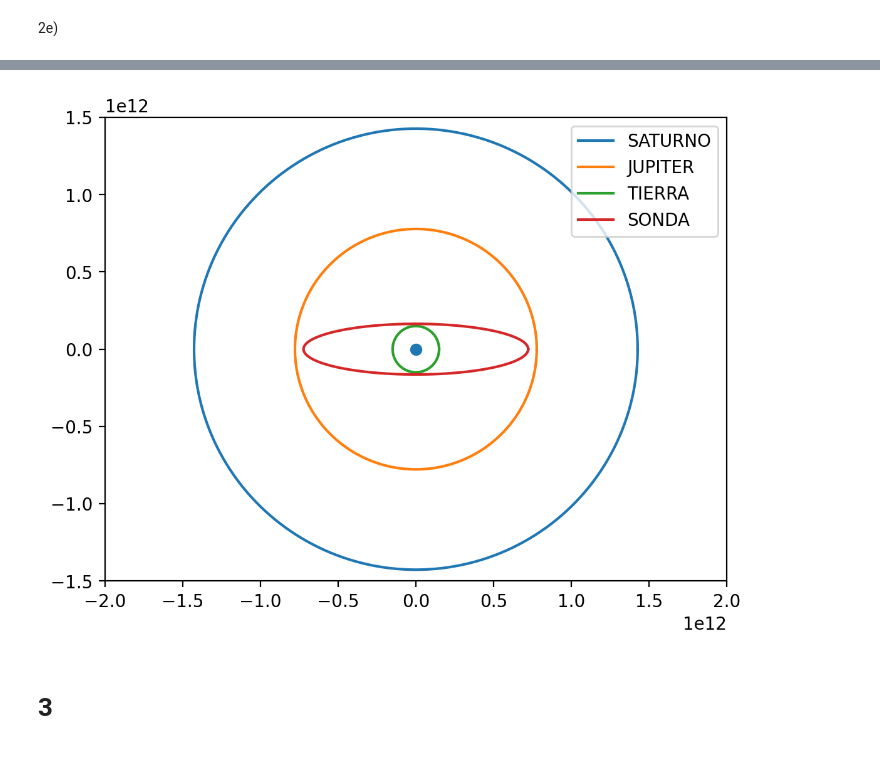
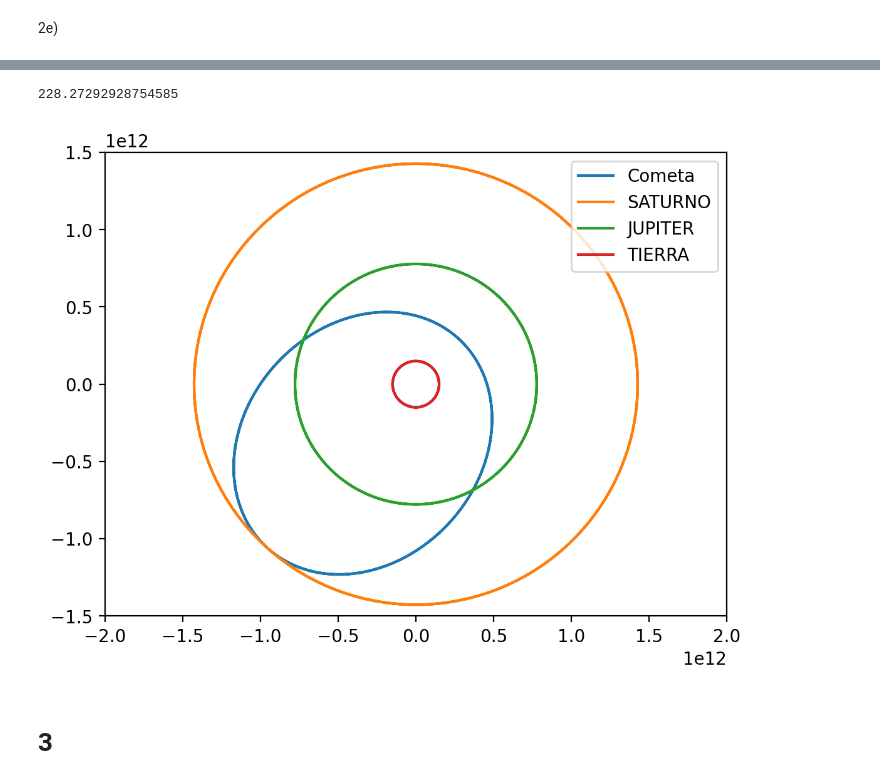
Before and after one commit to Newtoniano20/MecanicaOrbital, a Jupyter notebook: main.ipynb, the cells around one changed output, grey strips where cells are left out. Cells and saved outputs as stored; diff of their text form; code cells hidden in the pictures.

```diff
--- a/main.ipynb
+++ b/main.ipynb
@@ -151,26 +173,18 @@ h_orbital_solar_despues_saturno: 2219571053008568.5 m^2/s
-# %%
-fig, ax = plt.subplots(dpi=200)
-def polar_grafic(a, b, label="", angle=0):
-    global fig, ax
-    theta = np.arange(0, (2 * np.pi), 0.01)
-    r = (a*b)/np.sqrt((a*np.sin(theta))**2 + (b*np.cos(theta))**2)
-    x = r*np.cos(theta)
-    y = r*np.sin(theta)
-    xy = np.array([x, y])
-    matrix = np.array([[np.cos(angle), -np.sin(angle)], [np.sin(angle), np.cos(angle)]])
-    xy_gir = np.matmul(matrix, xy)
-    ax.plot(xy_gir[0], xy_gir[1], label=label)
-    plt.xlim(-2E12, 2E12)
-    plt.ylim(-1.5E12, 1.5E12)
-polar_grafic(a=RADIO_ORBITAL_SATURNO, b=RADIO_ORBITAL_SATURNO, label="SATURNO")
-polar_grafic(a=RADIO_ORBITAL_JUPITER, b=RADIO_ORBITAL_JUPITER, label="JUPITER")
-polar_grafic(a=RADIO_ORBITAL_TIERRA, b=RADIO_ORBITAL_TIERRA, label="TIERRA")
-ax.scatter(x=0, y=0)
-polar_grafic(a=a_cometa_salida_saturno, b=np.sqrt(a_cometa_salida_saturno**2 - (Excentricidad_alrededor_sol_despues_saturno*a_cometa_salida_saturno)**2), label="SONDA")
-plt.legend(loc='upper right')
-plt.show()
-# %% [output]
-[figure, removed]
+# %%
+ANGULO_GAMMA = (anomalia_verdadera_en_saturno) + np.arcsin(((v_heliocentrica[0]*h_orbital_solar_despues_saturno))/(U_SOL*Excentricidad_alrededor_sol_despues_saturno))
+np.rad2deg(ANGULO_GAMMA)
+# %% [output]
+228.27292928754585
+# %%
+fig, ax = plt.subplots(dpi=200)
+polar_grafic(a=a_cometa_salida_saturno, e=Excentricidad_alrededor_sol_despues_saturno, label="Cometa", angle=ANGULO_GAMMA)
+polar_grafic(a=RADIO_ORBITAL_SATURNO, e=0, label="SATURNO")
+polar_grafic(a=RADIO_ORBITAL_JUPITER, e=0, label="JUPITER")
+polar_grafic(a=RADIO_ORBITAL_TIERRA, e=0, label="TIERRA")
+plt.legend(loc='upper right')
+plt.show()
+# %% [output]
+[figure, added]
 # %% [markdown]
 # 3
 # %% [markdown]
```
Also changed, not shown: parts of 38 cells of this notebook, 1 other file.
